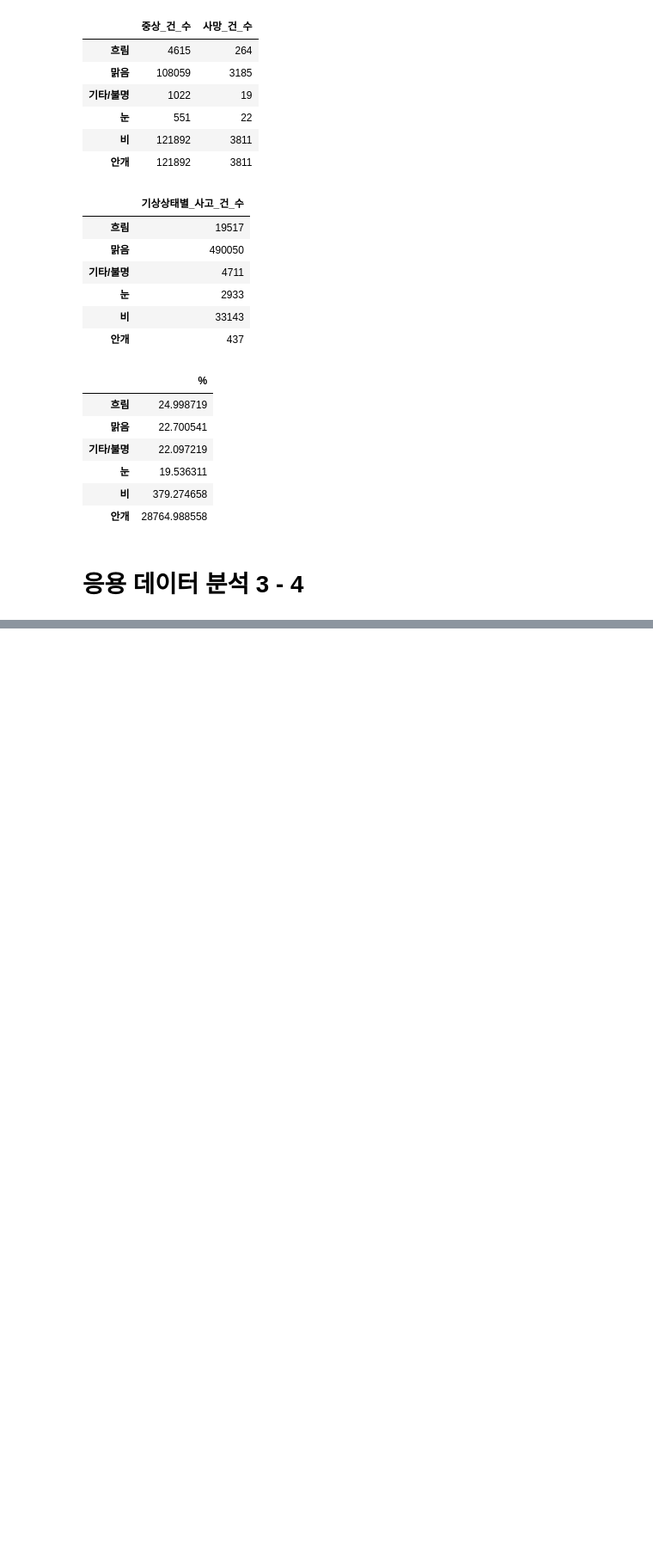
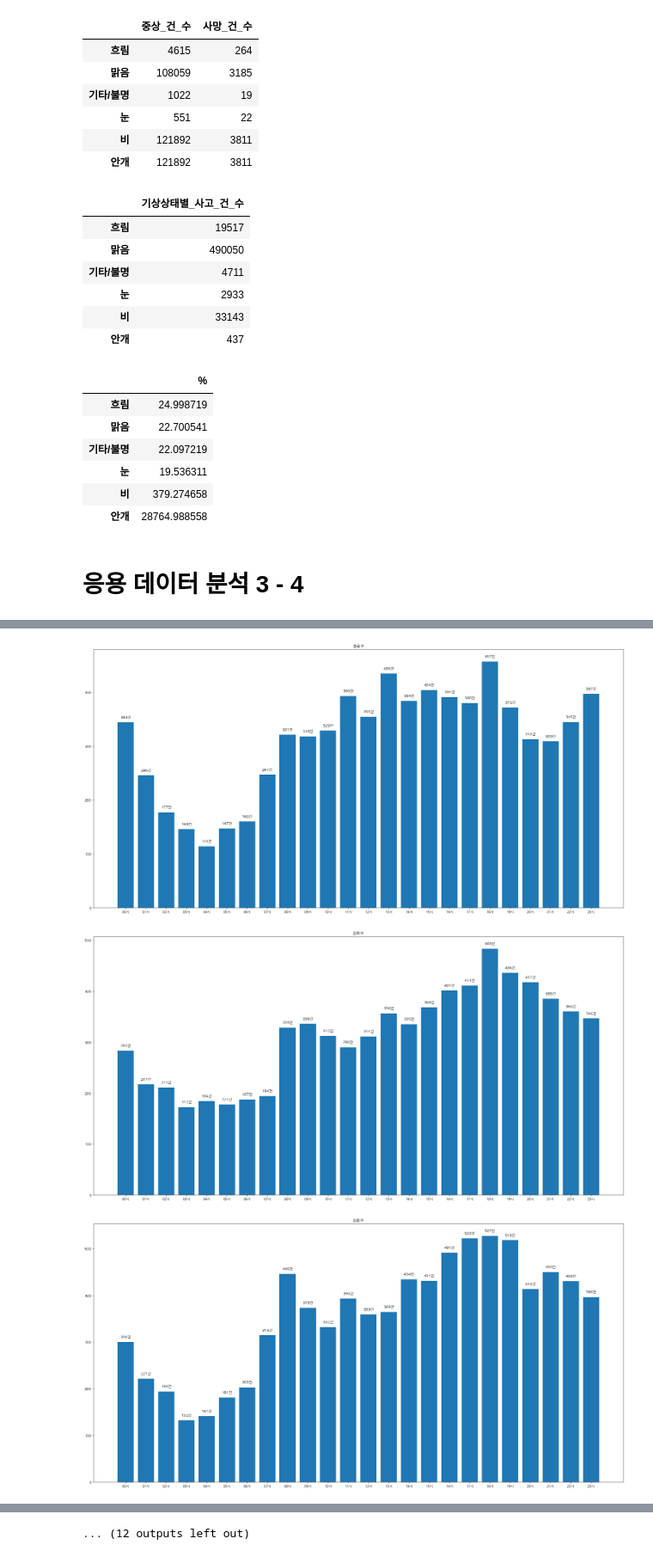
Before and after one commit to jwchoi179/SSU_BDPL_Data_Analysis, a Jupyter notebook: Data_Analysis.ipynb, the cells around one changed output, grey strips where cells are left out. Shown at 86% size. Saved outputs shown, nothing was run; the diff lists cells and outputs as text; code cells hidden in the pictures; blank space fills up the shorter version.

```diff
--- a/Data_Analysis.ipynb
+++ b/Data_Analysis.ipynb
@@ -572,0 +591,15 @@ df_climate_status_per
+# %%
+for detail in list(seoul_detail):
+  line = []
+  for time in list(time_detail):
+    seoul_gu_temp = cases[cases.발생지_시군구 == detail]
+    line.append(len(seoul_gu_temp[seoul_gu_temp.발생시간 == time]))
+  time_cases.append(line)
+# %%
+total_time_df = pd.DataFrame({"종로구_사고_건_수" : time_cases[0]}, index = time_detail)
+# %%
+idx = 1
+
+for i in seoul_detail[1:25]:
+  total_time_df[str(i) + '_사고_건_수'] = time_cases[idx]
+  idx += 1
@@ -572,0 +629,16 @@ df_climate_status_per
+# %%
+def DrawBarGraph(pList, idx):
+  plt.figure(figsize=(30, 15))
+  for i, v, in enumerate(time_detail):
+    plt.text(v, pList[i], str(pList[i]) + "건\n",
+    fontsize = 11, horizontalalignment = 'center')
+
+  plt.title(seoul_detail[idx])
+  plt.bar(time_detail, pList)
+# %%
+for i in range(0, 24):
+    DrawBarGraph(time_cases[i], i)
+# %% [output]
+[figure, added]
+[figure, added]
+[figure, added]
@@ -572,0 +654 @@ df_climate_status_per
+... (12 outputs left out)
```
Also changed, not shown: parts of 8 cells of this notebook.
